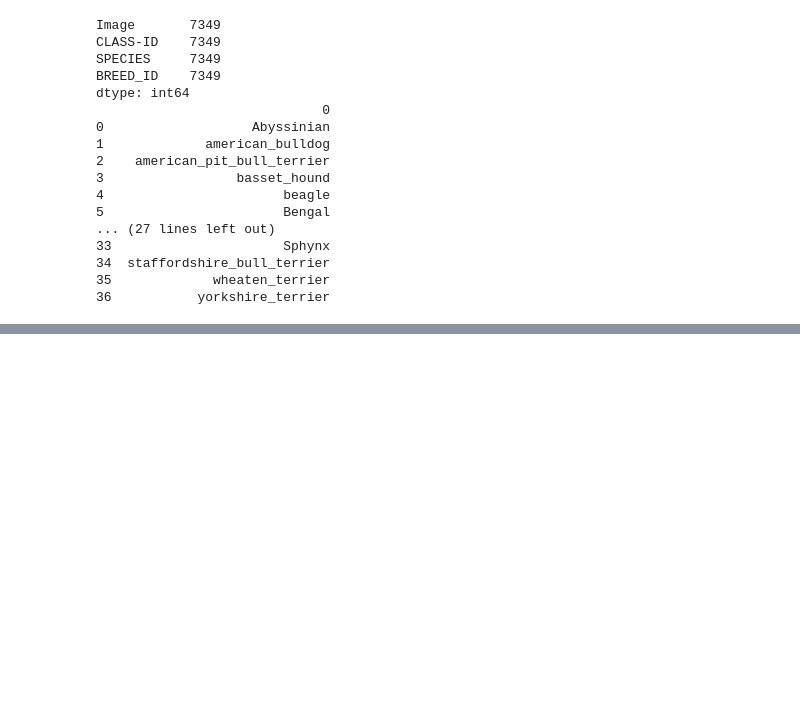
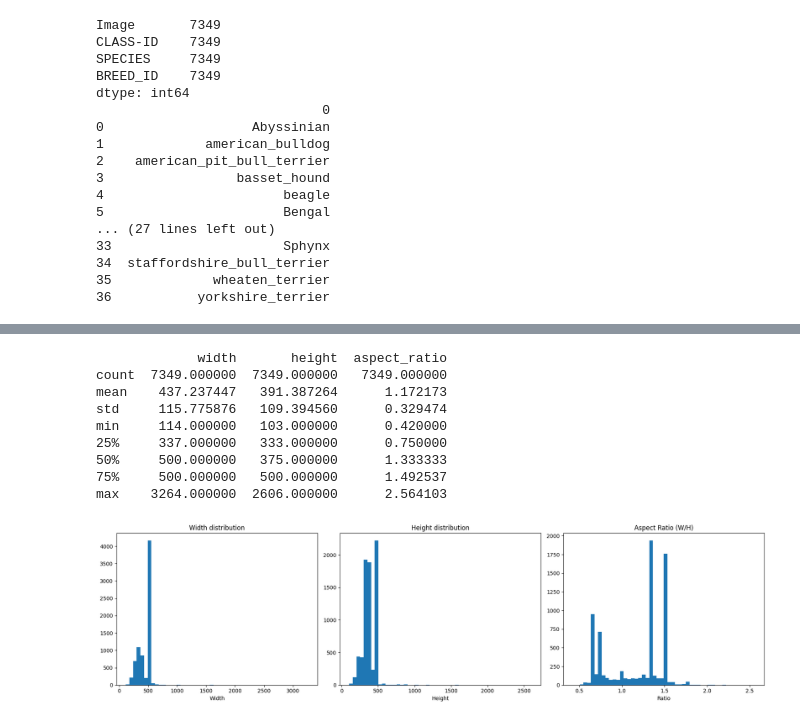
Before and after one commit to Oskar474/animal-clasificator, a Jupyter notebook: EDA.ipynb, the cells around one changed output, grey strips where cells are left out. Saved outputs shown, nothing was run; the diff lists cells and outputs as text; code cells hidden in the pictures; blank space fills up the shorter version.

```diff
--- a/EDA.ipynb
+++ b/EDA.ipynb
@@ -36,6 +39,6 @@ dtype: int64
 # %%
 import matplotlib.image as mpimg
 import matplotlib.pyplot as plt
-
-img = mpimg.imread('data/images/Abyssinian_1.jpg')
-plt.imshow(img)
+from PIL import Image
+img = Image.open('data/images/Persian_12.jpg')
+img.show()
@@ -44,0 +45,4 @@ plt.imshow(img)
+# %%
+from training import load_data
+
+data_df = load_data()
@@ -44,0 +56,70 @@ plt.imshow(img)
+# %%
+
+import os
+from PIL import Image
+import pandas as pd
+import matplotlib.pyplot as plt
+
+IMG_DIR = r"data/images/"
+DF = data_df
+
+widths = []
+heights = []
+
+for base in DF["image"]:
+    path = os.path.join(IMG_DIR, f"{base}.jpg")
+
+    try:
+        with Image.open(path) as img:
+            w, h = img.size
+            widths.append(w)
+            heights.append(h)
+    except Exception as e:
+        print(f"Error with {path}: {e}")
+
+shapes_df = pd.DataFrame({
+    "width": widths,
+    "height": heights
+})
+
+shapes_df["aspect_ratio"] = shapes_df["width"] / shapes_df["height"]
+
+print(shapes_df.describe())
+
+plt.figure(figsize=(18, 5))
+
+plt.subplot(1, 3, 1)
+plt.hist(shapes_df["width"], bins=50)
+plt.title("Width distribution")
+plt.xlabel("Width")
+
+plt.subplot(1, 3, 2)
+plt.hist(shapes_df["height"], bins=50)
+plt.title("Height distribution")
+plt.xlabel("Height")
+
+plt.subplot(1, 3, 3)
+plt.hist(shapes_df["aspect_ratio"], bins=50)
+plt.title("Aspect Ratio (W/H)")
+plt.xlabel("Ratio")
+
+plt.tight_layout()
+plt.show()
+
+plt.figure()
+plt.scatter(shapes_df["width"], shapes_df["height"], alpha=0.3)
+plt.title("Width vs Height")
+plt.xlabel("Width")
+plt.ylabel("Height")
+plt.show()
+# %% [output]
+             width       height  aspect_ratio
+count  7349.000000  7349.000000   7349.000000
+mean    437.237447   391.387264      1.172173
+std     115.775876   109.394560      0.329474
+min     114.000000   103.000000      0.420000
+25%     337.000000   333.000000      0.750000
+50%     500.000000   375.000000      1.333333
+75%     500.000000   500.000000      1.492537
+max    3264.000000  2606.000000      2.564103
+[figure, added]
```
Also changed, not shown: parts of 4 cells of this notebook, 7 other files.
